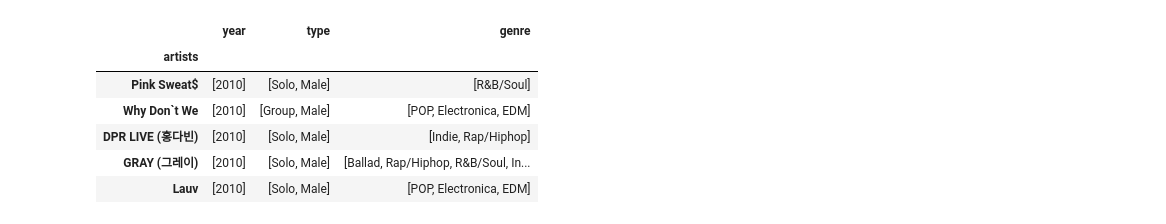
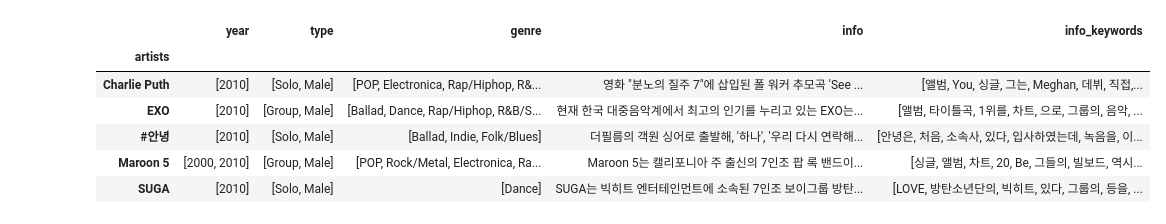
Before and after one commit to KAY1020/Melon_Recommendation_Systems, a Jupyter notebook: melon_artist_detail.ipynb, the cells around one changed output. Cells and saved outputs as stored; diff of their text form; code cells hidden in the pictures.

Commit message:
include KRwordrank-keyword extractor

```diff
--- a/melon_artist_detail.ipynb
+++ b/melon_artist_detail.ipynb
@@ -172,0 +186,9 @@ df.sample(20)
+# %%
+# df['info'] = df['info'].map(lambda x: x.split('.'))
+df['info'].dropna(inplace=True)
+listinfo = df['info'].tolist()
+for i in range(len(listinfo)):
+    listinfo[i] = listinfo[i].split('.')
+    if len(listinfo[i]) >= 2:
+        listinfo[i] = listinfo[i][:-1]
+listinfo[49]
@@ -172,0 +206,6 @@ df.sample(20)
+# %%
+from krwordrank.hangle import normalize
+for i in range(len(listinfo)):
+    for j in range(len(listinfo[i])):
+        listinfo[i][j] = normalize(str(listinfo[i][j]), english=True, number=True)
+listinfo[49]
@@ -172,0 +226,14 @@ df.sample(20)
+# %%
+min_count = 1
+max_length = 10
+beta = 0.85
+max_iter= 10
+verbose = False
+keywordlists = []
+for i in range(len(listinfo)):
+    artistkeyword = []
+    wordrank_extractor = KRWordRank(min_count, max_length)
+    keywords, rank, graph = wordrank_extractor.extract(listinfo[i], beta, max_iter, verbose)
+    for word in keywords.items():
+        artistkeyword.append(word[0])
+    keywordlists.append(artistkeyword)
@@ -173,3 +244,11 @@ df.sample(20)
+# %%
+df['info_keywords'] = ''
+for i in range(len(keywordlists)):
+    try:
+        for j in range(30):
+            df['info_keywords'][i] = df['info_keywords'][i] + keywordlists[i][j] + ','
+    except IndexError:
+        pass
 # %%
 df.to_csv("artists.csv", encoding='utf-8')
 # %%
@@ -181,17 +260,20 @@ df.shape
 # %%
 df['year'].astype('str')
 df['year'] = df['year'].map(lambda x: x.split(','))
 df['type'] = df['type'].map(lambda x: x.split(','))
 df['genre'] = df['genre'].map(lambda x: x.split(','))
+df['info_keywords'] = df['info_keywords'].map(lambda x: x.split(','))
+for i in range(df.shape[0]):
+    df['info_keywords'][i] = df['info_keywords'][i][:-1]
 df.sample(5)
 # %% [output]
-|  | year | type | genre |
-| artists |  |  |  |
-| Pink Sweat$ | [2010] | [Solo, Male] | [R&B/Soul] |
-| Why Don`t We | [2010] | [Group, Male] | [POP, Electronica, EDM] |
-| DPR LIVE (홍다빈) | [2010] | [Solo, Male] | [Indie, Rap/Hiphop] |
-| GRAY (그레이) | [2010] | [Solo, Male] | [Ballad, Rap/Hiphop, R&B/Soul, In... |
-| Lauv | [2010] | [Solo, Male] | [POP, Electronica, EDM] |
+|  | year | type | genre | info | info_keywords |
+| artists |  |  |  |  |  |
+| Charlie Puth | [2010] | [Solo, Male] | [POP, Electronica, Rap/Hiphop, R&... | 영화 "분노의 질주 7"에 삽입된 폴 워커 추모곡 'See ... | [앨범, You, 싱글, 그는, Meghan, 데뷔, 직접,... |
+| EXO | [2010] | [Group, Male] | [Ballad, Dance, Rap/Hiphop, R&B/S... | 현재 한국 대중음악계에서 최고의 인기를 누리고 있는 EXO는... | [앨범, 타이틀곡, 1위를, 차트, 으로, 그룹의, 음악, ... |
+| #안녕 | [2010] | [Solo, Male] | [Ballad, Indie, Folk/Blues] | 더필름의 객원 싱어로 출발해, '하나', '우리 다시 연락해... | [안녕은, 처음, 소속사, 있다, 입사하였는데, 녹음을, 이... |
+| Maroon 5 | [2000, 2010] | [Group, Male] | [POP, Rock/Metal, Electronica, Ra... | Maroon 5는 캘리포니아 주 출신의 7인조 팝 록 밴드이... | [싱글, 앨범, 차트, 20, Be, 그들의, 빌보드, 역시... |
+| SUGA | [2010] | [Solo, Male] | [Dance] | SUGA는 빅히트 엔터테인먼트에 소속된 7인조 보이그룹 방탄... | [LOVE, 방탄소년단의, 빅히트, 있다, 그룹의, 등을, ... |
 # %%
 df['bagOfWords'] = ''
 for index, row in df.iterrows():
```
Also changed, not shown: parts of 20 cells of this notebook.
